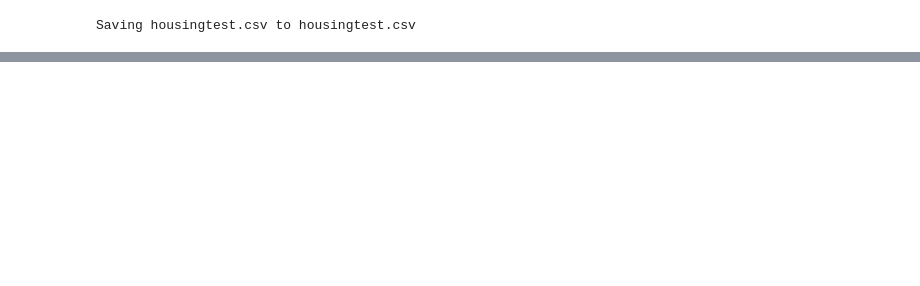
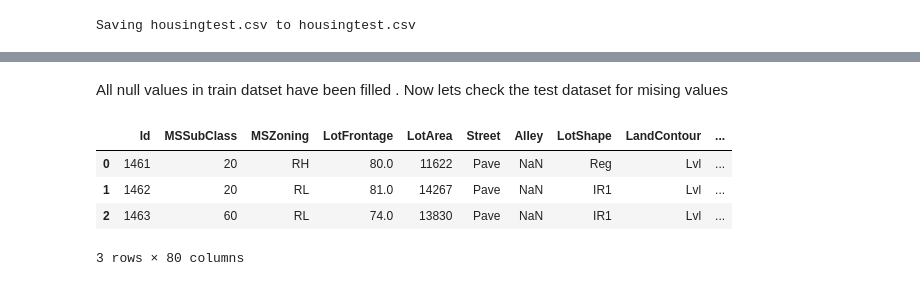
Before and after one commit to pranzalkhadka/HousingPrice, a Jupyter notebook: Housing_price.ipynb, the cells around one changed output, grey strips where cells are left out. Saved outputs shown, nothing was run; the diff lists cells and outputs as text; code cells hidden in the pictures; blank space fills up the shorter version.

Commit message:
WOrking with missing values

```diff
--- a/Housing_price.ipynb
+++ b/Housing_price.ipynb
@@ -15,0 +296,10 @@ Saving housingtest.csv to housingtest.csv
+# %% [markdown]
+All null values in train datset have been filled . Now lets check the test dataset for mising values
+# %%
+test.head(3)
+# %% [output]
+|  | Id | MSSubClass | MSZoning | LotFrontage | LotArea | Street | Alley | LotShape | LandContour | ... |
+| 0 | 1461 | 20 | RH | 80.0 | 11622 | Pave | NaN | Reg | Lvl | ... |
+| 1 | 1462 | 20 | RL | 81.0 | 14267 | Pave | NaN | IR1 | Lvl | ... |
+| 2 | 1463 | 60 | RL | 74.0 | 13830 | Pave | NaN | IR1 | Lvl | ... |
+3 rows × 80 columns
```
Also changed, not shown: parts of 52 cells of this notebook.
